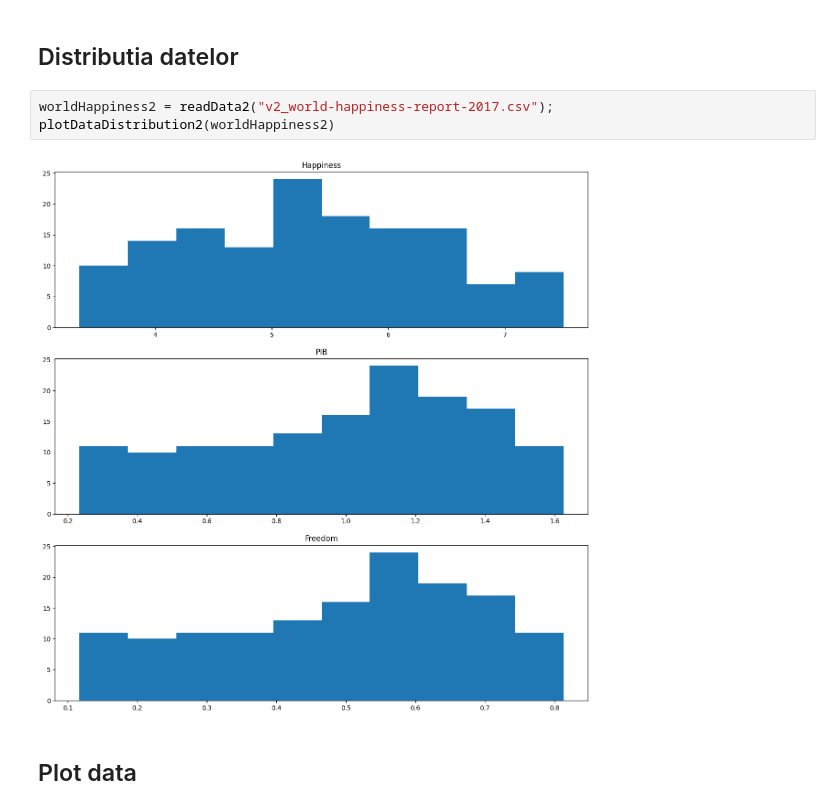
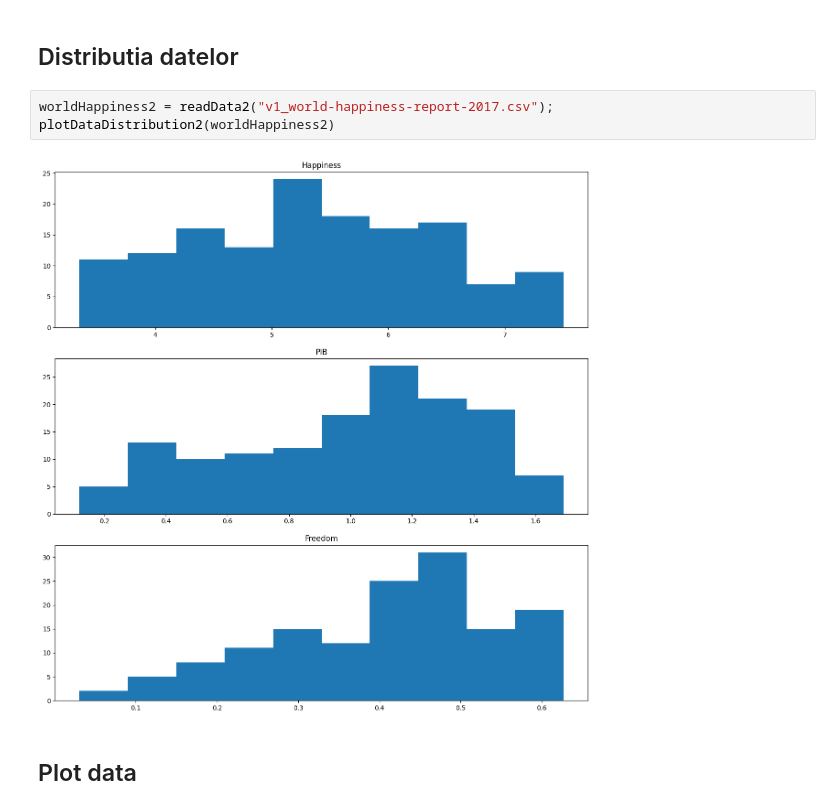
Before and after one commit to karinakentsch19/Laboratoare-AI, a Jupyter notebook: Lab5 - Rezolvarea unor probleme de regresie prin metode de învățare automată/V1-myLinearModel.ipynb, the cells around one changed output. Drawn from its saved outputs; the diff is of its cells as text.

```diff
--- a/Lab5 - Rezolvarea unor probleme de regresie prin metode de învățare automată/V1-myLinearModel.ipynb
+++ b/Lab5 - Rezolvarea unor probleme de regresie prin metode de învățare automată/V1-myLinearModel.ipynb
@@ -357,10 +357,10 @@ COMPUTED ERROR =  0.39067462828617394
 # %% [markdown]
 <h2>Distributia datelor</h2>
 # %%
-worldHappiness2 = readData2("v2_world-happiness-report-2017.csv");
+worldHappiness2 = readData2("v1_world-happiness-report-2017.csv");
 plotDataDistribution2(worldHappiness2)
 # %% [output]
-[figure, old version]
+[figure, new version]
 # %% [markdown]
 <h2>Plot data</h2>
 # %%
```
Also changed, not shown: parts of 5 cells of this notebook.
